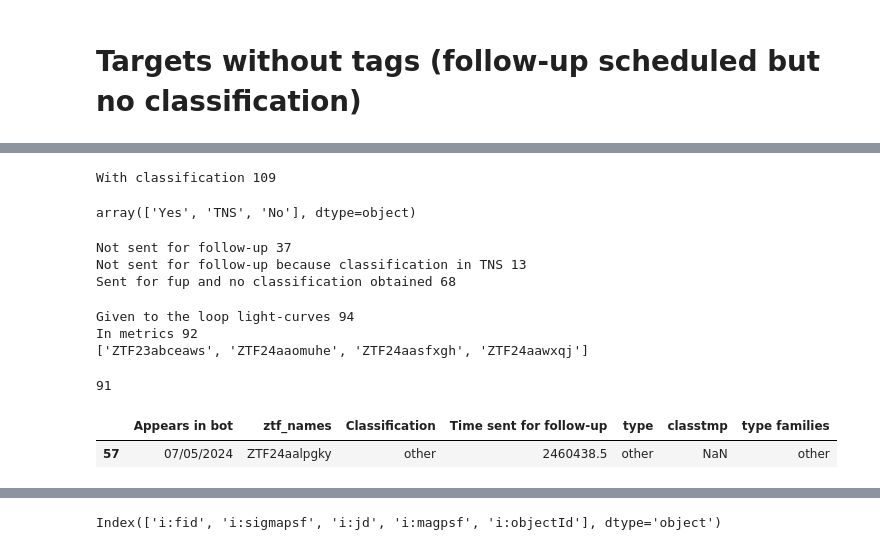
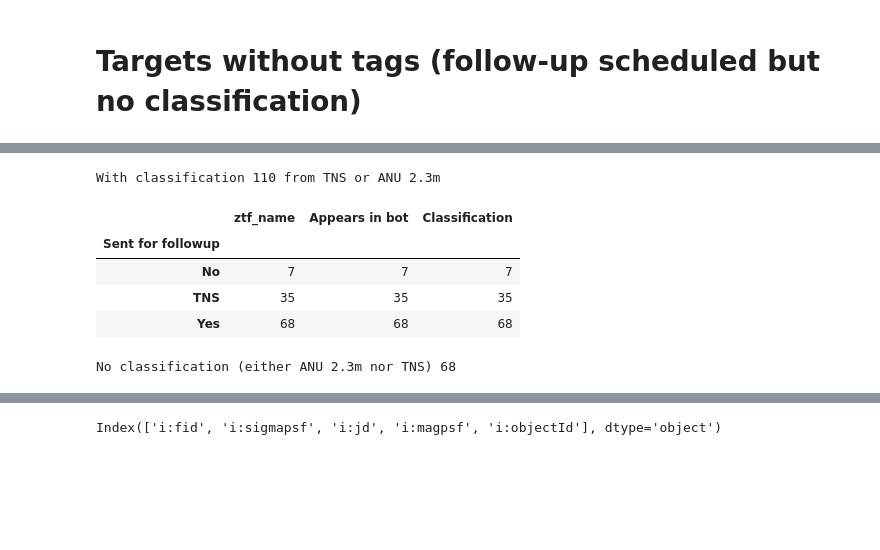
Before and after one commit to Fink-analyses/Active_Learning_earlySNIa, a Jupyter notebook: notebooks/a_analysis_fuptargets.ipynb, the cells around one changed output, grey strips where cells are left out. Saved outputs shown, nothing was run; the diff lists cells and outputs as text; code cells hidden in the pictures; blank space fills up the shorter version.

```diff
--- a/notebooks/a_analysis_fuptargets.ipynb
+++ b/notebooks/a_analysis_fuptargets.ipynb
@@ -295,14 +330,17 @@ All bot light-curves 177
 # %%
-print(f"With classification {len(df_all_fup[~df_all_fup['Classification'].isna()])}")
-df_all_fup['Sent for followup'].unique()
+print(f"With classification {len(df_all_fup[~df_all_fup['Classification'].isna()])} from TNS or ANU 2.3m")
+df_all_fup[~df_all_fup['Classification'].isna()].groupby('Sent for followup').count()
 # %% [output]
-With classification 109
+With classification 110 from TNS or ANU 2.3m
-array(['Yes', 'TNS', 'No'], dtype=object)
+|  | ztf_name | Appears in bot | Classification |
+| Sent for followup |  |  |  |
+| No | 7 | 7 | 7 |
+| TNS | 35 | 35 | 35 |
+| Yes | 68 | 68 | 68 |
 # %%
-print(f"Not sent for follow-up {len(df_all_fup[(df_all_fup['Sent for followup']=='No')])}")
-print(f"Not sent for follow-up because classification in TNS {len(df_all_fup[(df_all_fup['Sent for followup']=='No') & (~df_all_fup['Classification'].isna())])}")
+
 df_no_classification = df_all_fup[df_all_fup['Classification'].isna()].copy()
-print(f"Sent for fup and no classification obtained {len(df_no_classification)}")
+print(f"No classification (either ANU 2.3m nor TNS) {len(df_no_classification)}")
 
 df_no_classification['fup requested'] = [Time(datetime.strptime(d[0], '%d/%m/%Y')).jd for d in df_no_classification[['Appears in bot']].values]
 df_no_classification["fup requested (str)"] = df_no_classification.loc[:, "fup requested"].apply(
@@ -311,28 +349,4 @@ df_no_classification["fup requested (str)"] = df_no_classification.loc[:, "fup r
 df_no_classification['label acquired'] = df_no_classification['fup requested'] + 1
 df_no_classification = df_no_classification.rename(columns={'ztf_name':'i:objectId'})
 # %% [output]
-Not sent for follow-up 37
-Not sent for follow-up because classification in TNS 13
-Sent for fup and no classification obtained 68
+No classification (either ANU 2.3m nor TNS) 68
-# %%
-# for AL loop
-df_for_ALloop = pd.read_csv('../classifications/ALbot_with_classifications_curated_original.tsv', sep='\t')
-print(f"Given to the loop light-curves {len(df_for_ALloop)}")
-print(f"In metrics {len(df_dic['FINK'])}")
-print([k for k in df_for_ALloop.ztf_names.values if k not in df_dic['FINK'].ztf_names.values])
-
-# print(df_all_fup[df_all_fup['ztf_name'].isin(df_for_ALloop.ztf_names.values)].groupby('Classification').size().to_latex(index=True))
-
-# print(df_all_fup[df_all_fup['ztf_name'].isin(df_dic['FINK'].ztf_names.values)].groupby('Classification').size().to_latex(index=True))
-# %% [output]
-Given to the loop light-curves 94
-In metrics 92
-['ZTF23abceaws', 'ZTF24aaomuhe', 'ZTF24aasfxgh', 'ZTF24aawxqj']
-# %%
-print(len([k for k in df_dic['FINK'].ztf_names.values if k in df_all_fup.ztf_name.values]))
-name_notin_fup = [k for k in df_dic['FINK'].ztf_names.values if k not in df_all_fup.ztf_name.values]
-df_dic['FINK'][df_dic['FINK'].ztf_names==name_notin_fup[0]]
-# %% [output]
-91
-|  | Appears in bot | ztf_names | Classification | Time sent for follow-up | type | classtmp | type families |
-| 57 | 07/05/2024 | ZTF24aalpgky | other | 2460438.5 | other | NaN | other |
```
Also changed, not shown: parts of 17 cells of this notebook, 3 other files.
